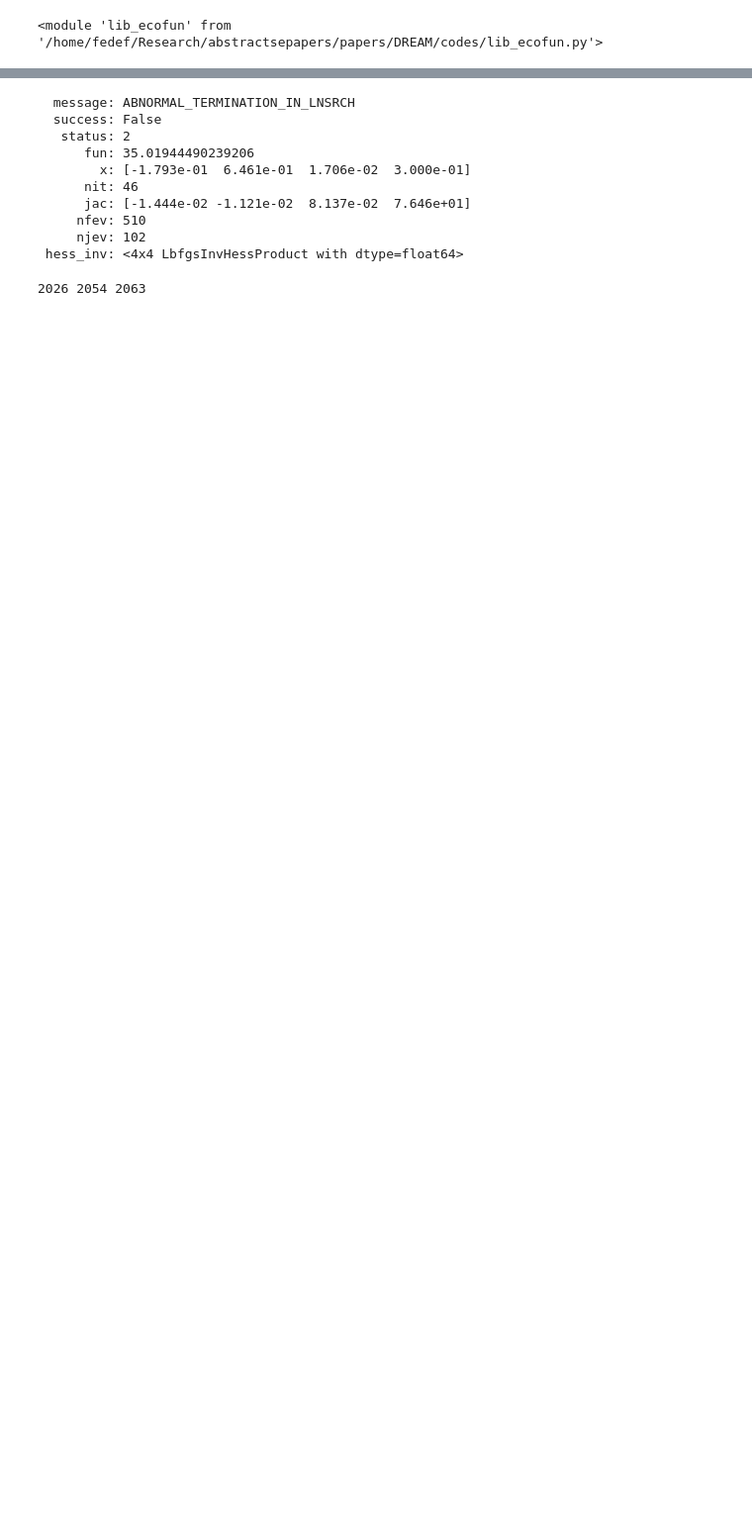
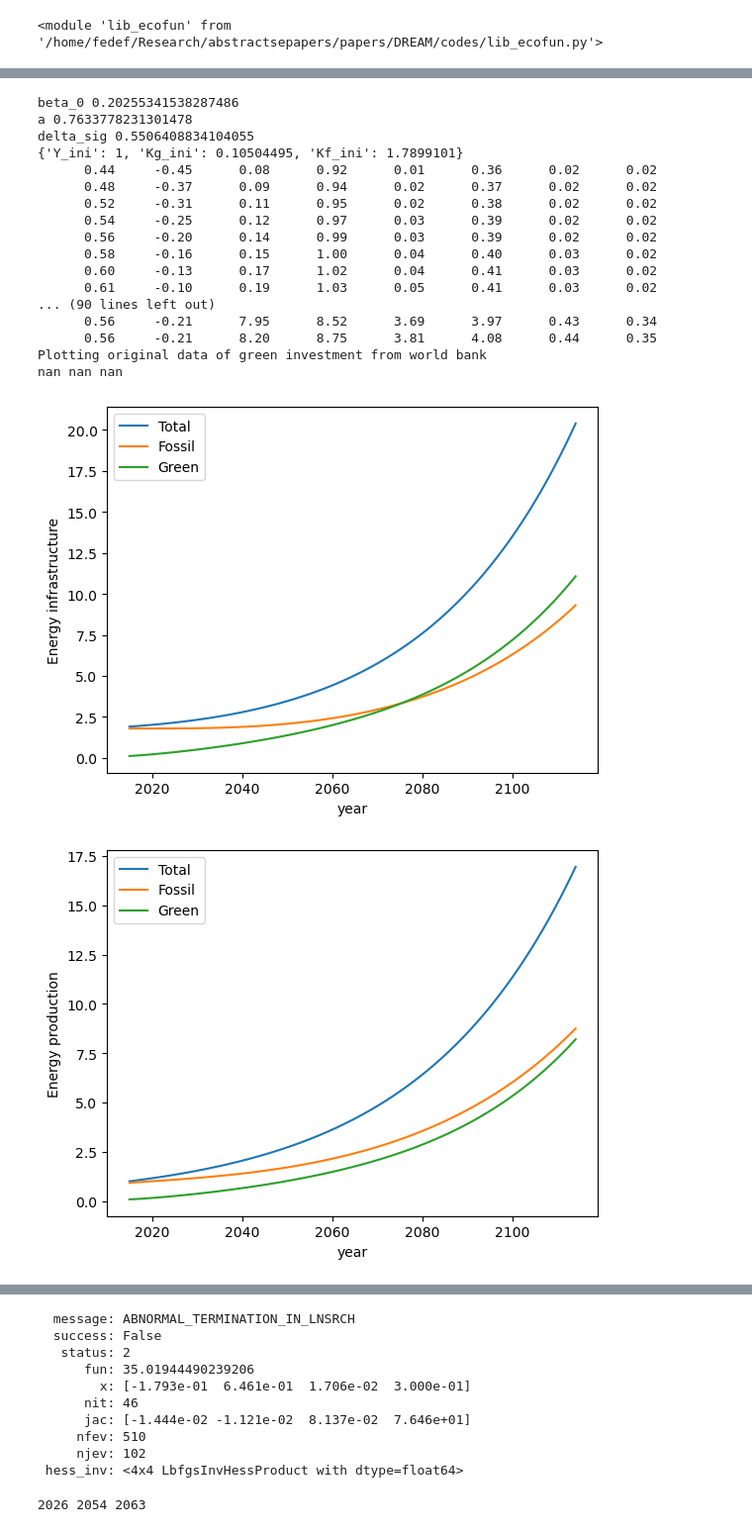
Before and after one commit to fedef17/Spectre, a Jupyter notebook: fit_model_v1.ipynb, the cells around one changed output, grey strips where cells are left out. Shown at 99% size. Cells and saved outputs as stored; diff of their text form; code cells hidden in the pictures; blank space fills up the shorter version.

```diff
--- a/fit_model_v1.ipynb
+++ b/fit_model_v1.ipynb
@@ -37,0 +46,18 @@ def cost_function(parset, params = lef.default_params.copy(), year_ini = 2015, i
+# %%
+# Initial guess for the parameters
+# initial_guess = [-0.2, 0.65, 0.015, 0.01, 0.7]
+# bounds = [(-0.5, 0.5), (0.3, 0.9), (0.01, 0.03), (0.0, 0.03), (0.3, 1.3)]
+
+parnames = ['beta_0', 'a', 'delta_sig']
+initial_guess = [-0.2, 1., 0.7]
+bounds = [(-0.5, 0.5), (0.1, 2.), (0.05, 2.)]#, (0.5, 1.5)]
+params = lef.default_params.copy()
+params['growth'] = 0.029
+
+# Step 5: Use an optimization function to find the best parameters
+verbose = False
+all_green = True
+I_weight = 1
+
+result = minimize(cost_function, initial_guess, bounds = bounds, args = (parnames, params, 2015, lef.inicond_2015, verbose, all_green, I_weight), tol = 1e-10)
+print(result)
@@ -37,0 +75,36 @@ def cost_function(parset, params = lef.default_params.copy(), year_ini = 2015, i
+# %%
+params = lef.default_params.copy()
+params['growth'] = 0.029 # fixing Growth!
+
+for par, parval in zip(parnames, result.x):
+    print(par, parval)
+    params[par] = parval
+
+inico = lef.inicond_2015.copy()
+# inico['Kf_ini'] += 2
+print(inico)
+resu = lef.run_model(inicond = inico, params = params, n_iter = 100, verbose = True, rule = 'maxgreen')
+lef.plot_resu(resu, year_ini = 2015)
+lef.plot_resuvsobs(resu, year_ini = 2015, all_green = True)
+
+print(2015 + resu['year_peak'], 2015 + resu['year_halved'], 2015 + resu['year_zero'])
+# %% [output]
+beta_0 0.20255341538287486
+a 0.7633778231301478
+delta_sig 0.5506408834104055
+{'Y_ini': 1, 'Kg_ini': 0.10504495, 'Kf_ini': 1.7899101}
+      0.44     -0.45      0.08      0.92      0.01      0.36      0.02      0.02
+      0.48     -0.37      0.09      0.94      0.02      0.37      0.02      0.02
+      0.52     -0.31      0.11      0.95      0.02      0.38      0.02      0.02
+      0.54     -0.25      0.12      0.97      0.03      0.39      0.02      0.02
+      0.56     -0.20      0.14      0.99      0.03      0.39      0.02      0.02
+      0.58     -0.16      0.15      1.00      0.04      0.40      0.03      0.02
+      0.60     -0.13      0.17      1.02      0.04      0.41      0.03      0.02
+      0.61     -0.10      0.19      1.03      0.05      0.41      0.03      0.02
+... (90 lines left out)
+      0.56     -0.21      7.95      8.52      3.69      3.97      0.43      0.34
+      0.56     -0.21      8.20      8.75      3.81      4.08      0.44      0.35
+Plotting original data of green investment from world bank
+nan nan nan
+[figure, added]
+[figure, added]
```
Also changed, not shown: parts of 22 cells of this notebook, 2 other files.
